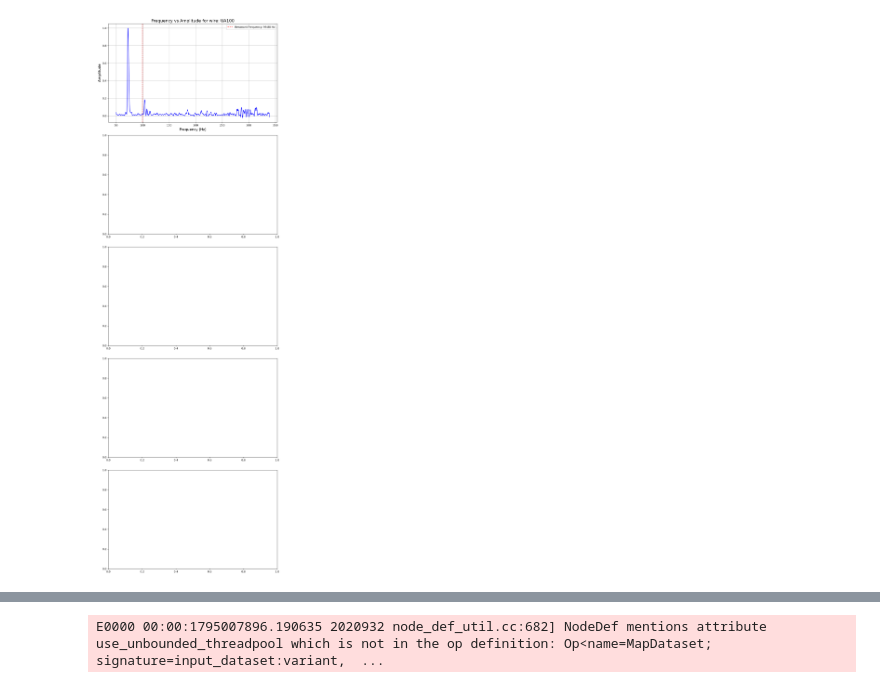
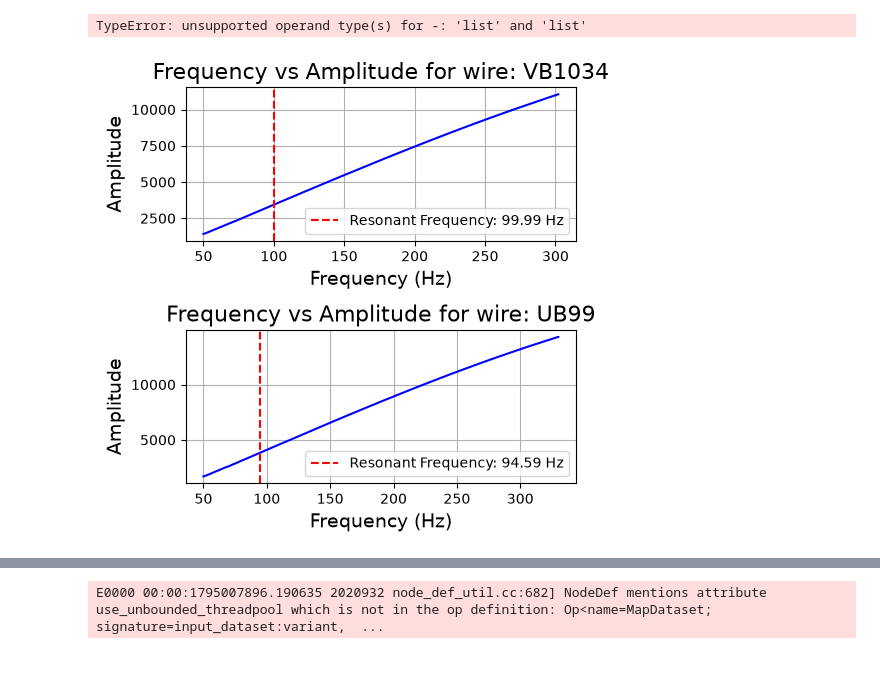
Before and after one commit to SiemBerhane/preliminary-dwa-ml, a Jupyter notebook: initial-data-cleaning/testing.ipynb, the cells around one changed output, grey strips where cells are left out. Saved outputs shown, nothing was run; the diff lists cells and outputs as text; code cells hidden in the pictures.

```diff
--- a/initial-data-cleaning/testing.ipynb
+++ b/initial-data-cleaning/testing.ipynb
@@ -22,24 +22,27 @@ I0000 00:00:1795013057.117733 2053552 port.cc:153] oneDNN custom operations are
 E0000 00:00:1795013058.248140 2053552 cuda_platform.cc:52] failed call to cuInit: INTERNAL: CUDA error: Failed call to cuInit: UNKNOWN ERROR (303)
 # %%
 df = pd.read_pickle("datasets/APA30_PostCold_27_01_26.pkl")
+# %%
+bg_sub_scan = prepare_data.baseline_subtracted(df['freq'].values, df['ampl'].values)
+# %% [output]
+TypeError: unsupported operand type(s) for -: 'list' and 'list'
 # %%
-indices = np.random.randint(0, len(df), 5)
-fig, axes = plt.subplots(nrows=5, ncols=1, figsize=(10, 30))
+rows, cols = 2, 1
+fig, axes = plt.subplots(nrows=rows, ncols=cols, figsize=(5, 5))
 axes = axes.flatten()
+indices = np.random.randint(0, len(df), len(axes))
 # indices = [0]
 for plot_index, data_index in enumerate(indices):
     freq = df['freq'].values[data_index]
     ampl = df['ampl'].values[data_index]
     bg_reduced_ampl = prepare_data.baseline_subtracted(freq, df['ampl'].values[data_index])
     wire = df['uid'].values[data_index]
     res_freq = df['res_freq'].values[data_index]
 
-    smoothed_ampl = prepare_data.smooth_data(freq, ampl)
-    visualisation.plot_scans(axes[plot_index], freq, smoothed_ampl, wire, res_freq)
+    # smoothed_ampl = prepare_data.smooth_data(freq, ampl)
+    visualisation.plot_scans(axes[plot_index], freq, smoothed_freqs[data_index], wire, res_freq)
 
 plt.tight_layout()
 plt.show()
-# visualisation.plot_scans(freq, ampl, wire, res_freq)
-# visualisation.plot_scans(freq, bg_reduced_ampl, wire, res_freq)
 # %% [output]
-[figure, old version]
+[figure, new version]
```
Also changed, not shown: parts of 5 cells of this notebook, 2 other files.
